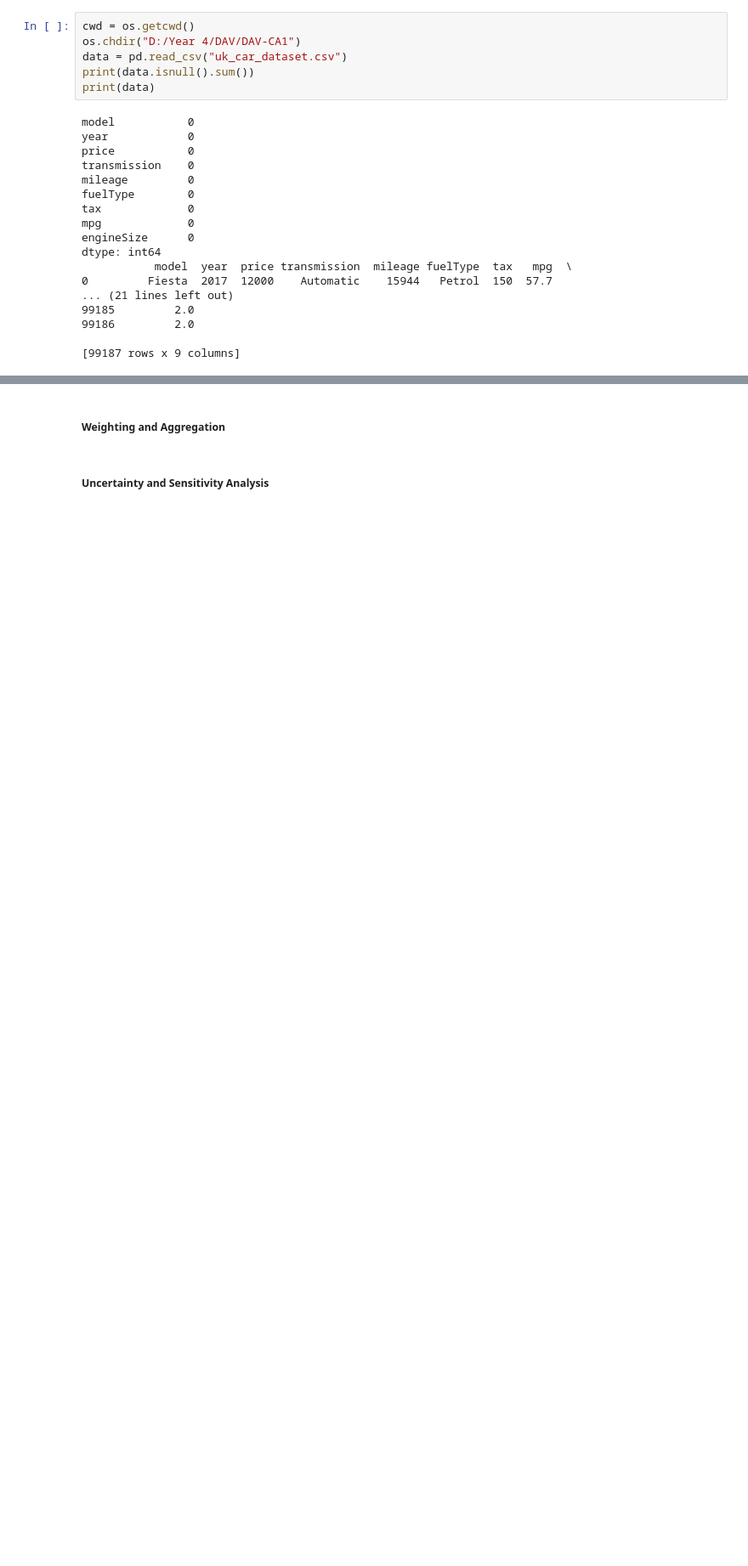
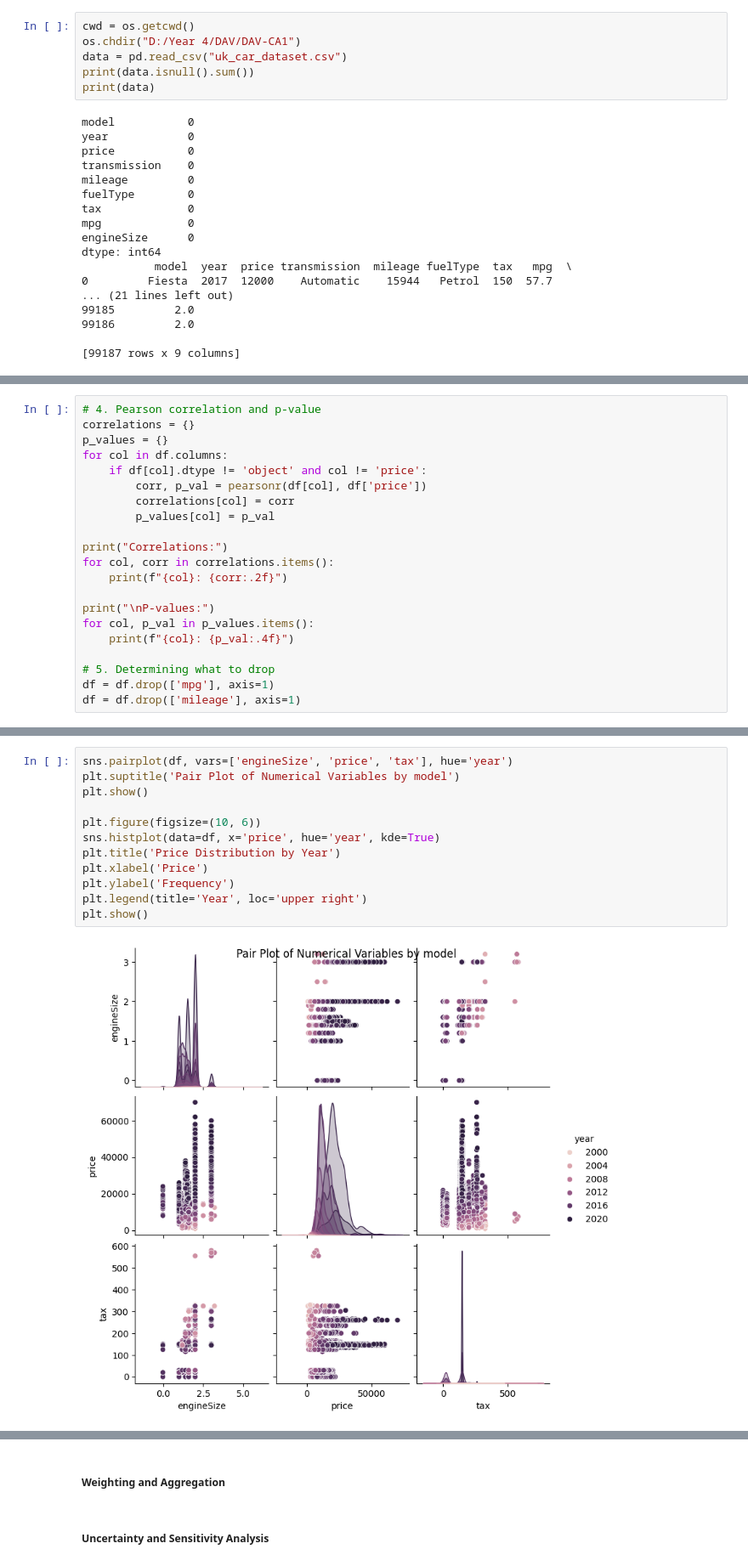
Before and after one commit to DavidCampion/DAV-CA1, a Jupyter notebook: project.ipynb, the cells around one changed output, grey strips where cells are left out. Shown at 85% size. Cells and saved outputs as stored; diff of their text form; blank space fills up the shorter version.

```diff
--- a/project.ipynb
+++ b/project.ipynb
@@ -106,0 +171,21 @@ print(data)
+# %%
+# 4. Pearson correlation and p-value
+correlations = {}
+p_values = {}
+for col in df.columns:
+    if df[col].dtype != 'object' and col != 'price':
+        corr, p_val = pearsonr(df[col], df['price'])
+        correlations[col] = corr
+        p_values[col] = p_val
+
+print("Correlations:")
+for col, corr in correlations.items():
+    print(f"{col}: {corr:.2f}")
+
+print("\nP-values:")
+for col, p_val in p_values.items():
+    print(f"{col}: {p_val:.4f}")
+
+# 5. Determining what to drop
+df = df.drop(['mpg'], axis=1)
+df = df.drop(['mileage'], axis=1)
@@ -106,0 +206,14 @@ print(data)
+# %%
+sns.pairplot(df, vars=['engineSize', 'price', 'tax'], hue='year')
+plt.suptitle('Pair Plot of Numerical Variables by model')
+plt.show()
+
+plt.figure(figsize=(10, 6))
+sns.histplot(data=df, x='price', hue='year', kde=True)
+plt.title('Price Distribution by Year')
+plt.xlabel('Price')
+plt.ylabel('Frequency')
+plt.legend(title='Year', loc='upper right')
+plt.show()
+# %% [output]
+[figure, added]
```
Also changed, not shown: parts of 17 cells of this notebook.
